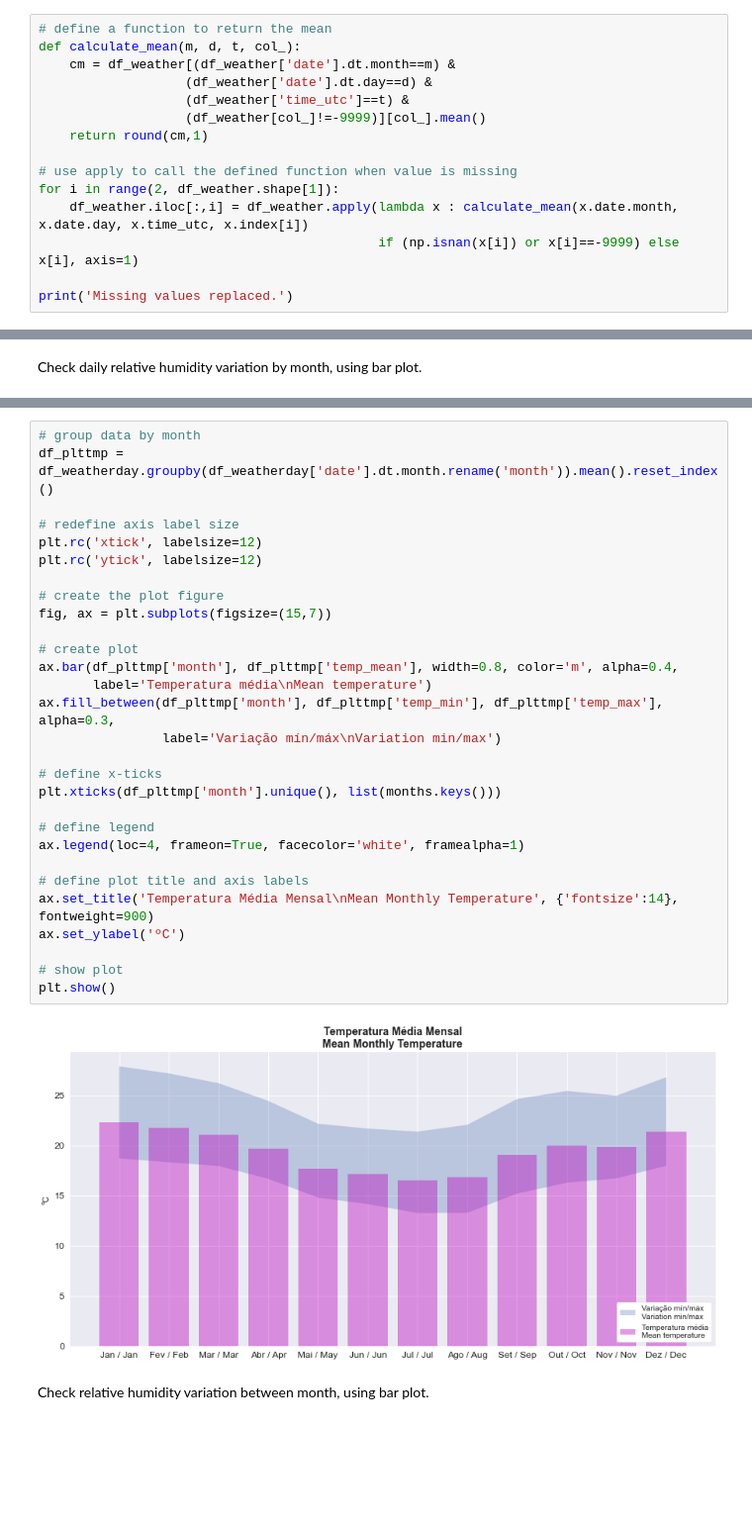
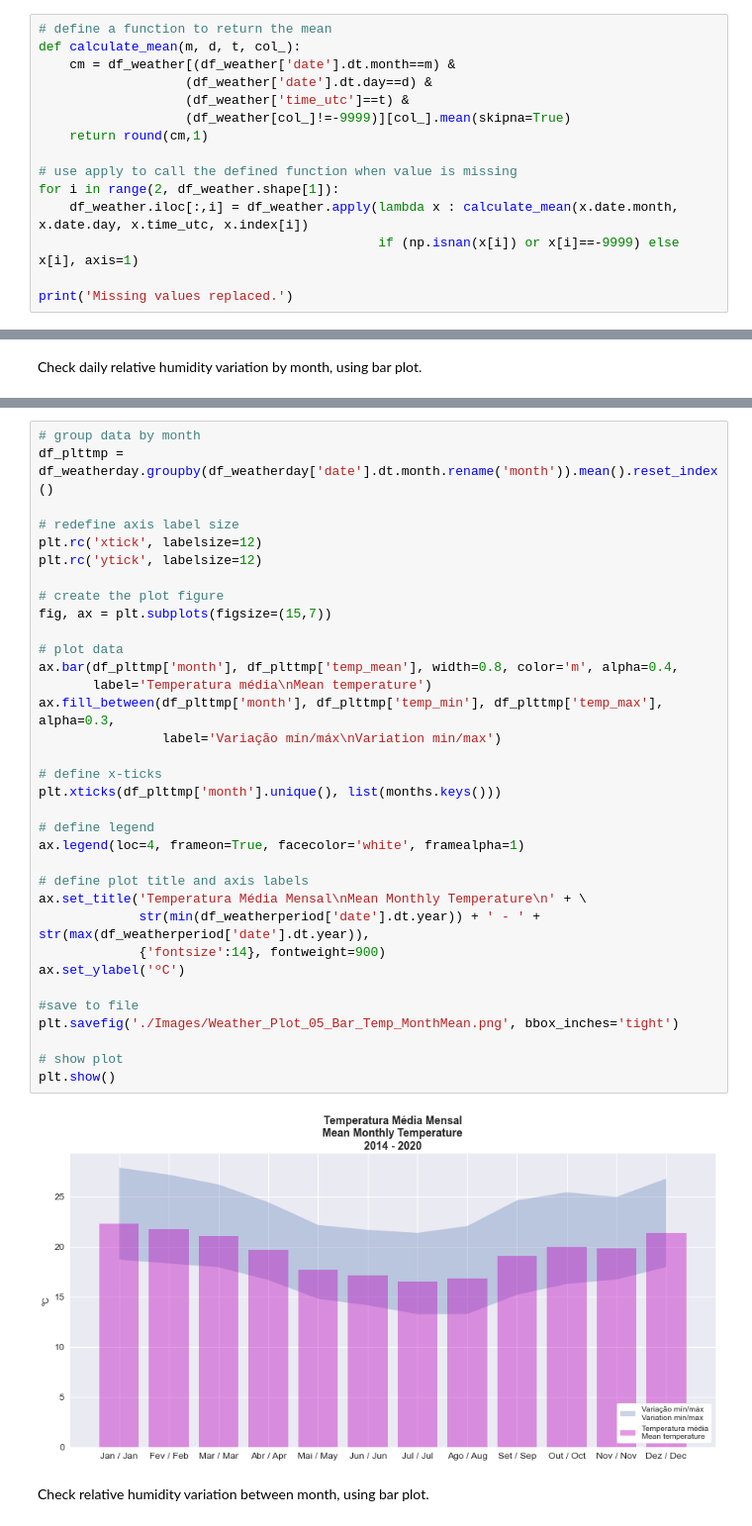
Before and after one commit to sjsilvabr/Utilities_Consumption, a Jupyter notebook: Weather_Notebook.ipynb, the cells around one changed output, grey strips where cells are left out. Shown at 99% size. Saved outputs shown, nothing was run; the diff lists cells and outputs as text; blank space fills up the shorter version.

```diff
--- a/Weather_Notebook.ipynb
+++ b/Weather_Notebook.ipynb
@@ -226,7 +231,7 @@ def calculate_mean(m, d, t, col_):
     cm = df_weather[(df_weather['date'].dt.month==m) &
                    (df_weather['date'].dt.day==d) &
                    (df_weather['time_utc']==t) &
-                   (df_weather[col_]!=-9999)][col_].mean()
+                   (df_weather[col_]!=-9999)][col_].mean(skipna=True)
     return round(cm,1)
 
 # use apply to call the defined function when value is missing
@@ -514,34 +533,39 @@ Check temperature variation between month, using bar plot.
 # %%
 # group data by month
 df_plttmp = df_weatherday.groupby(df_weatherday['date'].dt.month.rename('month')).mean().reset_index()
 
 # redefine axis label size
 plt.rc('xtick', labelsize=12)
 plt.rc('ytick', labelsize=12)
 
 # create the plot figure
 fig, ax = plt.subplots(figsize=(15,7))
 
-# create plot
+# plot data
 ax.bar(df_plttmp['month'], df_plttmp['temp_mean'], width=0.8, color='m', alpha=0.4,
        label='Temperatura média\nMean temperature')
 ax.fill_between(df_plttmp['month'], df_plttmp['temp_min'], df_plttmp['temp_max'], alpha=0.3,
                 label='Variação mín/máx\nVariation min/max')
 
 # define x-ticks
 plt.xticks(df_plttmp['month'].unique(), list(months.keys()))
 
 # define legend
 ax.legend(loc=4, frameon=True, facecolor='white', framealpha=1)
 
 # define plot title and axis labels
-ax.set_title('Temperatura Média Mensal\nMean Monthly Temperature', {'fontsize':14}, fontweight=900)
+ax.set_title('Temperatura Média Mensal\nMean Monthly Temperature\n' + \
+             str(min(df_weatherperiod['date'].dt.year)) + ' - ' + str(max(df_weatherperiod['date'].dt.year)),
+             {'fontsize':14}, fontweight=900)
 ax.set_ylabel('ºC')
+
+#save to file
+plt.savefig('./Images/Weather_Plot_05_Bar_Temp_MonthMean.png', bbox_inches='tight')
 
 # show plot
 plt.show()
 # %% [output]
-[figure, old version]
+[figure, new version]
 # %% [markdown]
 Check relative humidity variation between month, using bar plot.
 # %%
```
Also changed, not shown: parts of 30 cells of this notebook, 2 other files.
